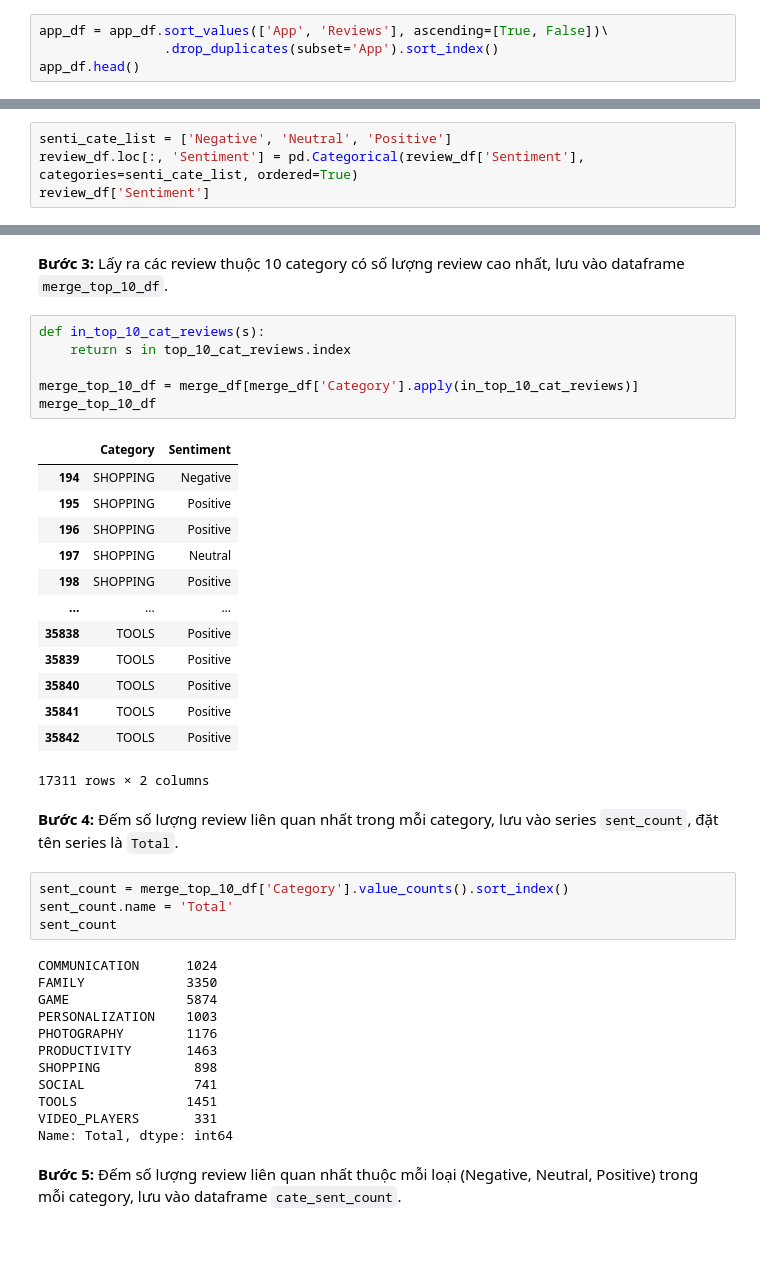
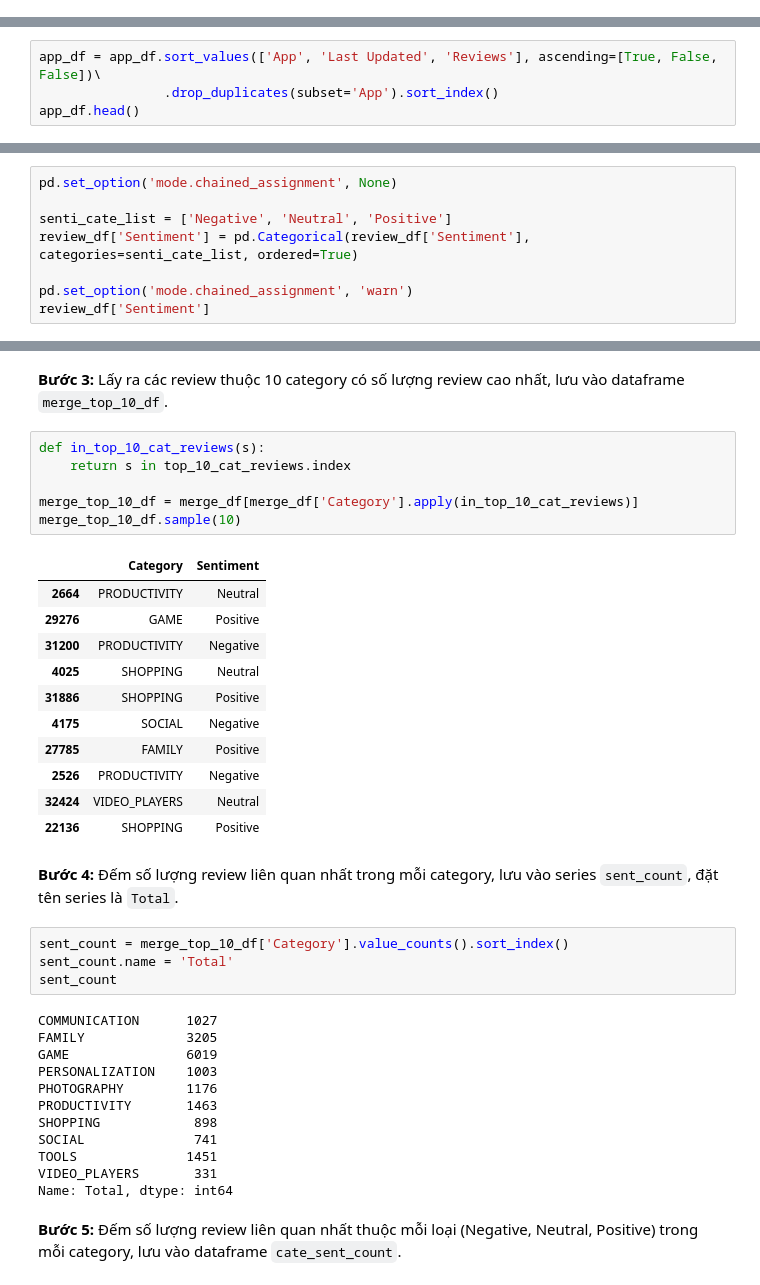
Before and after one commit to tqthangbl/P4DS-FinalProject, a Jupyter notebook: notebook.ipynb, the cells around one changed output, grey strips where cells are left out. Drawn from its saved outputs; the diff is of its cells as text; blank space fills up the shorter version.

```diff
--- a/notebook.ipynb
+++ b/notebook.ipynb
@@ -192,4 +142,0 @@ Theo quan sát sơ bộ, các dòng trùng nhau tại giá trị cột `App` đ
-# %%
-app_df = app_df.sort_values(['App', 'Reviews'], ascending=[True, False])\
-                .drop_duplicates(subset='App').sort_index()
-app_df.head()
@@ -602,0 +519,4 @@ dtype: object
+# %%
+app_df = app_df.sort_values(['App', 'Last Updated', 'Reviews'], ascending=[True, False, False])\
+                .drop_duplicates(subset='App').sort_index()
+app_df.head()
@@ -807,5 +720,9 @@ array(['Negative', 'Neutral', 'Positive'], dtype='<U8')
 # %%
+pd.set_option('mode.chained_assignment', None)
+
 senti_cate_list = ['Negative', 'Neutral', 'Positive']
-review_df.loc[:, 'Sentiment'] = pd.Categorical(review_df['Sentiment'], categories=senti_cate_list, ordered=True)
+review_df['Sentiment'] = pd.Categorical(review_df['Sentiment'], categories=senti_cate_list, ordered=True)
+
+pd.set_option('mode.chained_assignment', 'warn')
 review_df['Sentiment']
 # %% [output]
@@ -1040,23 +925,21 @@ merge_df
 # %%
 def in_top_10_cat_reviews(s):
     return s in top_10_cat_reviews.index
 
 merge_top_10_df = merge_df[merge_df['Category'].apply(in_top_10_cat_reviews)]
-merge_top_10_df
+merge_top_10_df.sample(10)
 # %% [output]
 |  | Category | Sentiment |
-| 194 | SHOPPING | Negative |
-| 195 | SHOPPING | Positive |
-| 196 | SHOPPING | Positive |
-| 197 | SHOPPING | Neutral |
-| 198 | SHOPPING | Positive |
-| ... | ... | ... |
-| 35838 | TOOLS | Positive |
-| 35839 | TOOLS | Positive |
-| 35840 | TOOLS | Positive |
-| 35841 | TOOLS | Positive |
-| 35842 | TOOLS | Positive |
+| 2664 | PRODUCTIVITY | Neutral |
+| 29276 | GAME | Positive |
+| 31200 | PRODUCTIVITY | Negative |
+| 4025 | SHOPPING | Neutral |
+| 31886 | SHOPPING | Positive |
+| 4175 | SOCIAL | Negative |
+| 27785 | FAMILY | Positive |
+| 2526 | PRODUCTIVITY | Negative |
+| 32424 | VIDEO_PLAYERS | Neutral |
+| 22136 | SHOPPING | Positive |
-17311 rows × 2 columns
 # %% [markdown]
 **Bước 4:** Đếm số lượng review liên quan nhất trong mỗi category, lưu vào series `sent_count`, đặt tên series là `Total`.
 # %%
@@ -1064,9 +947,9 @@ sent_count = merge_top_10_df['Category'].value_counts().sort_index()
 sent_count.name = 'Total'
 sent_count
 # %% [output]
-COMMUNICATION      1024
-FAMILY             3350
-GAME               5874
+COMMUNICATION      1027
+FAMILY             3205
+GAME               6019
 PERSONALIZATION    1003
 PHOTOGRAPHY        1176
 PRODUCTIVITY       1463
```
Also changed, not shown: parts of 51 cells of this notebook.
